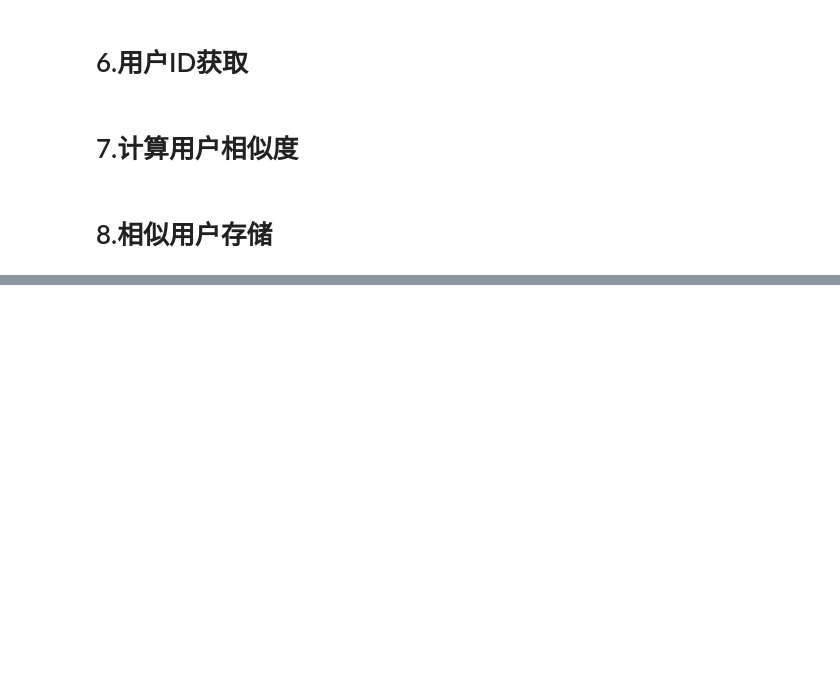
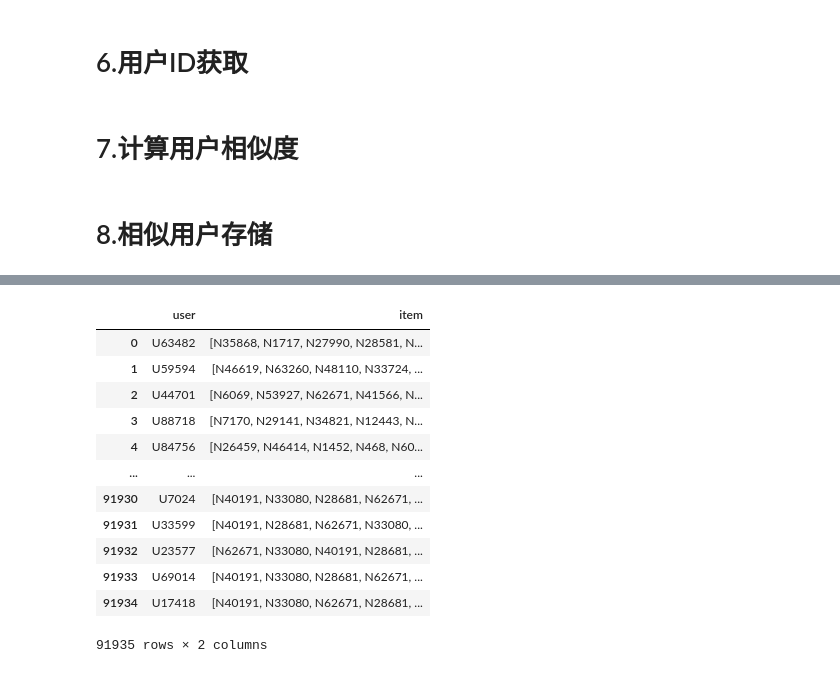
Before and after one commit to jane96/news, a Jupyter notebook: node2vec.ipynb, the cells around one changed output, grey strips where cells are left out. Saved outputs shown, nothing was run; the diff lists cells and outputs as text; code cells hidden in the pictures; blank space fills up the shorter version.

```diff
--- a/node2vec.ipynb
+++ b/node2vec.ipynb
@@ -133,0 +188,40 @@ neighbor.to_csv('./data/nearst_4.csv',index=False)
+# %%
+##获取前k个item
+item_dict = dict()
+columns = list(temp_news.keys())
+for index in tqdm(range(len(columns))):
+    item_dict[index] = columns[index]
+
+user_item = []
+columns=list(temp_news.keys())
+k = 30
+for index in tqdm(range(temp.shape[0])):
+    item = temp[index]
+    top_index = np.argsort(-item)
+    top_temp = []
+
+    for index in range(len(top_index[:k])):
+        top_temp.append(item_dict[top_index[index]])
+    user_item.append(top_temp)
+# %%
+##存储user_item前k
+data = pd.DataFrame()
+data['user'] = list(temp_user.keys())
+data['item'] = user_item
+data.to_csv('./data/user_item_nearst1.csv',index=False)
+# %%
+data
+# %% [output]
+|  | user | item |
+| 0 | U63482 | [N35868, N1717, N27990, N28581, N... |
+| 1 | U59594 | [N46619, N63260, N48110, N33724, ... |
+| 2 | U44701 | [N6069, N53927, N62671, N41566, N... |
+| 3 | U88718 | [N7170, N29141, N34821, N12443, N... |
+| 4 | U84756 | [N26459, N46414, N1452, N468, N60... |
+| ... | ... | ... |
+| 91930 | U7024 | [N40191, N33080, N28681, N62671, ... |
+| 91931 | U33599 | [N40191, N28681, N62671, N33080, ... |
+| 91932 | U23577 | [N62671, N33080, N40191, N28681, ... |
+| 91933 | U69014 | [N40191, N33080, N28681, N62671, ... |
+| 91934 | U17418 | [N40191, N33080, N62671, N28681, ... |
+91935 rows × 2 columns
```
Also changed, not shown: parts of 19 cells of this notebook, 6 other files.
